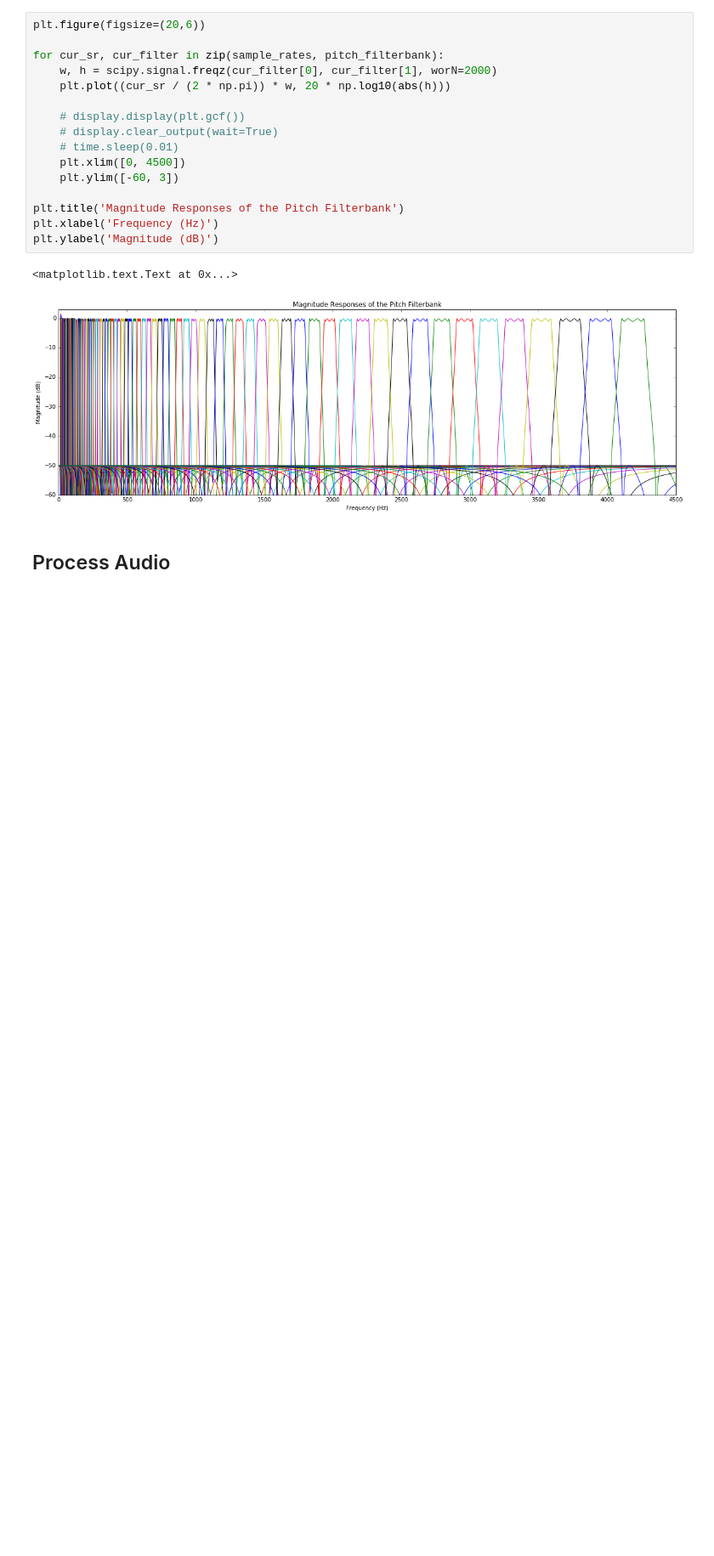
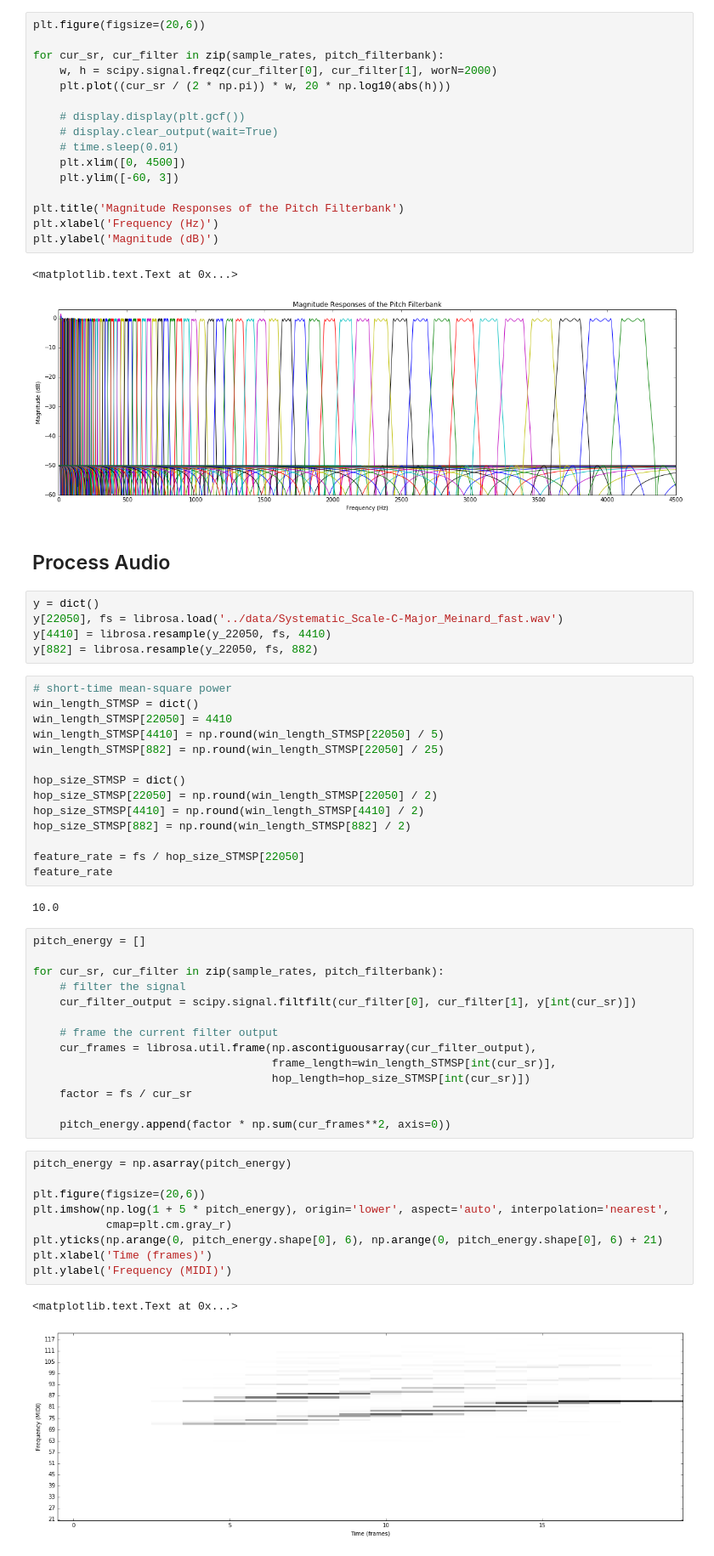
Before and after one commit to stefan-balke/mpa-exc, a Jupyter notebook: 02_fourier_transform/pitch_filterbank.ipynb, the cells around one changed output. Shown: that part at 85% size. Cells and saved outputs as stored; diff of their text form; blank space fills up the shorter version.

Commit message:
first try on audio processing with pitch filterbank, still an octave offset, does not work for arbitrary hopsize yet...

```diff
--- a/02_fourier_transform/pitch_filterbank.ipynb
+++ b/02_fourier_transform/pitch_filterbank.ipynb
@@ -79,3 +79,50 @@ plt.ylabel('Magnitude (dB)')
 [figure]
 # %% [markdown]
 ## Process Audio
+# %%
+y = dict()
+y[22050], fs = librosa.load('../data/Systematic_Scale-C-Major_Meinard_fast.wav')
+y[4410] = librosa.resample(y_22050, fs, 4410)
+y[882] = librosa.resample(y_22050, fs, 882)
+# %%
+# short-time mean-square power
+win_length_STMSP = dict()
+win_length_STMSP[22050] = 4410
+win_length_STMSP[4410] = np.round(win_length_STMSP[22050] / 5)
+win_length_STMSP[882] = np.round(win_length_STMSP[22050] / 25)
+
+hop_size_STMSP = dict()
+hop_size_STMSP[22050] = np.round(win_length_STMSP[22050] / 2)
+hop_size_STMSP[4410] = np.round(win_length_STMSP[4410] / 2)
+hop_size_STMSP[882] = np.round(win_length_STMSP[882] / 2)
+
+feature_rate = fs / hop_size_STMSP[22050]
+feature_rate
+# %% [output]
+10.0
+# %%
+pitch_energy = []
+
+for cur_sr, cur_filter in zip(sample_rates, pitch_filterbank):
+    # filter the signal
+    cur_filter_output = scipy.signal.filtfilt(cur_filter[0], cur_filter[1], y[int(cur_sr)])
+
+    # frame the current filter output
+    cur_frames = librosa.util.frame(np.ascontiguousarray(cur_filter_output),
+                                    frame_length=win_length_STMSP[int(cur_sr)],
+                                    hop_length=hop_size_STMSP[int(cur_sr)])
+    factor = fs / cur_sr
+
+    pitch_energy.append(factor * np.sum(cur_frames**2, axis=0))
+# %%
+pitch_energy = np.asarray(pitch_energy)
+
+plt.figure(figsize=(20,6))
+plt.imshow(np.log(1 + 5 * pitch_energy), origin='lower', aspect='auto', interpolation='nearest',
+           cmap=plt.cm.gray_r)
+plt.yticks(np.arange(0, pitch_energy.shape[0], 6), np.arange(0, pitch_energy.shape[0], 6) + 21)
+plt.xlabel('Time (frames)')
+plt.ylabel('Frequency (MIDI)')
+# %% [output]
+<matplotlib.text.Text at 0x...>
+[figure, added]
```
